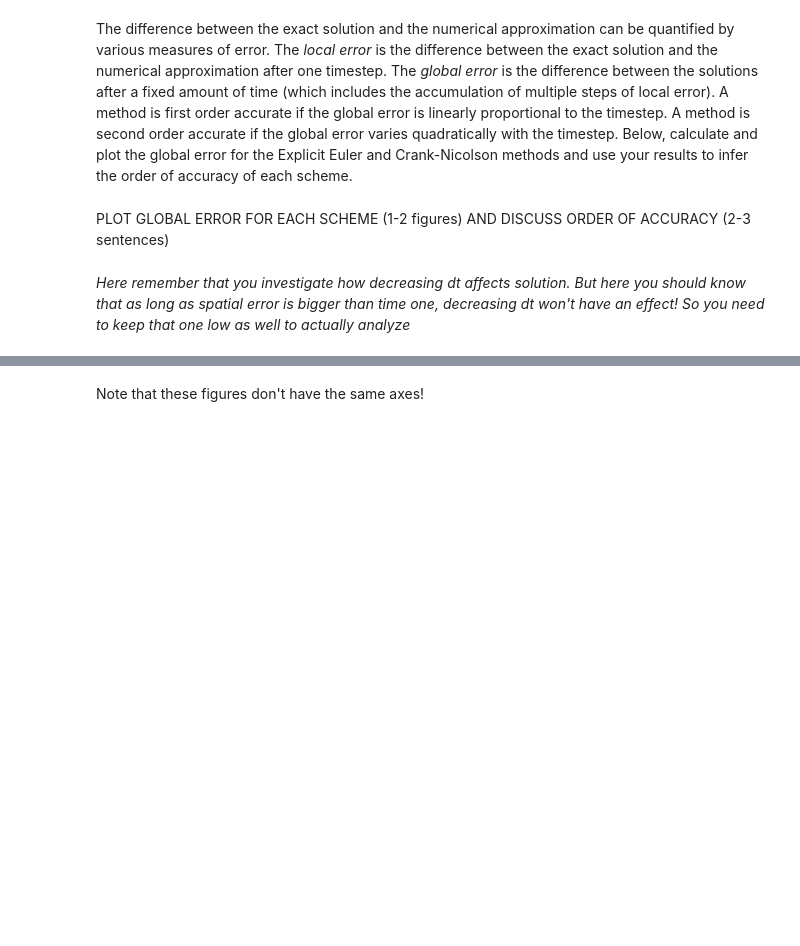
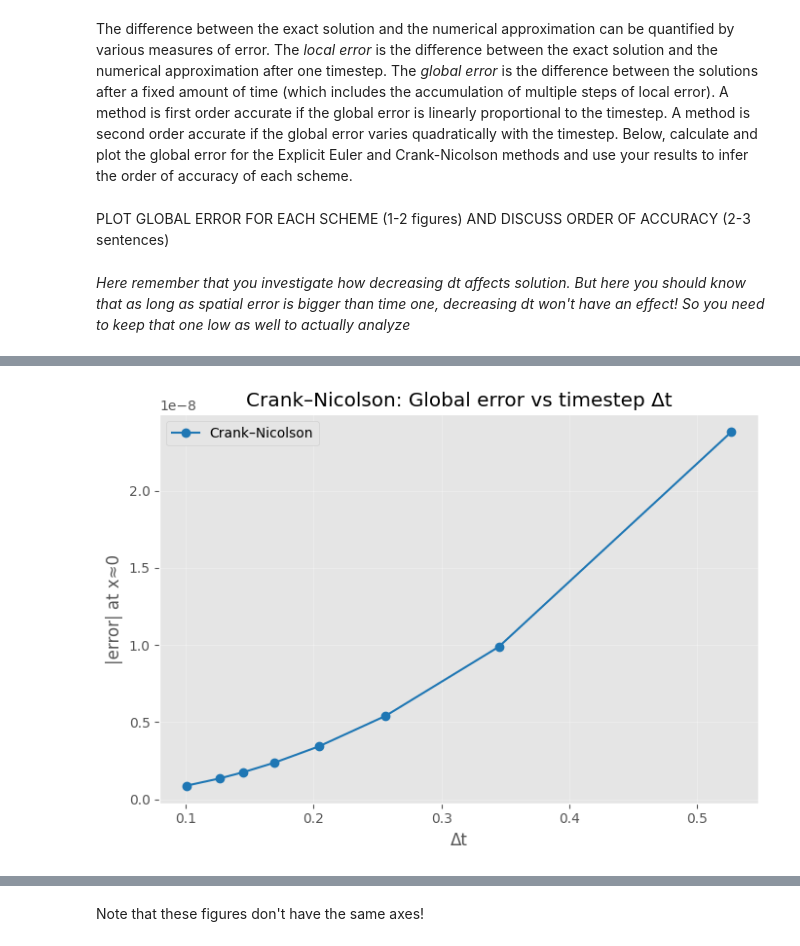
Before and after one commit to JefPhilippe/QCES, a Jupyter notebook: Project1_numerical_methods.ipynb, the cells around one changed output, grey strips where cells are left out. Drawn from its saved outputs; the diff is of its cells as text; code cells hidden in the pictures; blank space fills up the shorter version.

```diff
--- a/Project1_numerical_methods.ipynb
+++ b/Project1_numerical_methods.ipynb
@@ -482,54 +484,38 @@ Crank-Nicolson method took 0.27 seconds
 [figure]
 # %%
-# Add code to plot error here
+# Add code to plot CN error only
 kappa = 0.001
-Nt = [1200, 1100, 1000, 900, 800]
+Nt = [100, 80, 70, 60, 50, 40, 30, 20]
 x_start, x_end = -1, 1
-Nx = 401
+Nx = 2001
 x = np.linspace(x_start, x_end, Nx)
 dx = x[1] - x[0]
-i0 = 180 # just an example
+i0 = 180  # evaluation index (not at boundary)
 
 t_ic = 10
 t_start, t_end = 0, 10
 
-
-dt_list, err_EE, err_CN = [], [], []
+dt_list, err_CN = [], []
 
 for N in Nt:
+    t = np.linspace(t_start, t_end, N)
+    dt = t[1] - t[0]
+    dt_list.append(dt)
+    i_t = int(N / 10)  # pick time around t ≈ 1
 
-  t = np.linspace(t_start, t_end, N)
-  dt = t[1] - t[0]
-  dt_list.append(dt)
-  i_t = N-1
+    # Exact and CN
+    c_exact = exact_solution(x, t_ic + t[i_t], kappa)
+    c_CN = CN(x, t, kappa)
+    err_CN.append(abs(c_CN[i0, i_t] - c_exact[i0]))
 
-# Check Explicit Euler stability
-  dt_max = dx**2 / (2 * kappa)
-
-  c_exact = exact_solution(x, t_ic + t[i_t], kappa)
-
-  if dt <= dt_max:
-        c_EE = EE(x, t, kappa)
-        err_EE.append(np.mean(abs(c_EE[:, i_t] - c_exact)))
-  else:
-      err_EE.append(np.nan)
-
-  c_CN = CN(x, t, kappa)
-  err_CN.append(np.mean(abs(c_CN[:, i_t] - c_exact)))
-
-fig, (ax1, ax2) = plt.subplots(1, 2, figsize=(11, 5), sharex=True)
-
-ax1.plot(dt_list, err_EE, 'o-', color='tab:red')
-ax1.set_title('Explicit Euler')
-ax1.set_xlabel('dt'); ax1.set_ylabel('|error| at x=0')
-ax1.grid(True, alpha=0.3)
-
-ax2.plot(dt_list, err_CN, 'o-', color='tab:blue')
-ax2.set_title('Crank–Nicolson')
-ax2.set_xlabel('dt')
-ax2.grid(True, alpha=0.3)
-
-
-plt.suptitle('Global error vs timestep Δt (independent y-scales)')
+# --- Plot ---
+plt.figure(figsize=(7, 5))
+plt.plot(dt_list, err_CN, 'o-', color='tab:blue', label='Crank–Nicolson')
+plt.title('Crank–Nicolson: Global error vs timestep Δt')
+plt.xlabel('Δt')
+plt.ylabel('|error| at x≈0')
+plt.grid(True, alpha=0.3)
+plt.legend()
 plt.tight_layout()
 plt.show()
+# %% [output]
@@ -535,0 +530 @@ plt.show()
+[figure, added]
```
Also changed, not shown: parts of 18 cells of this notebook.
